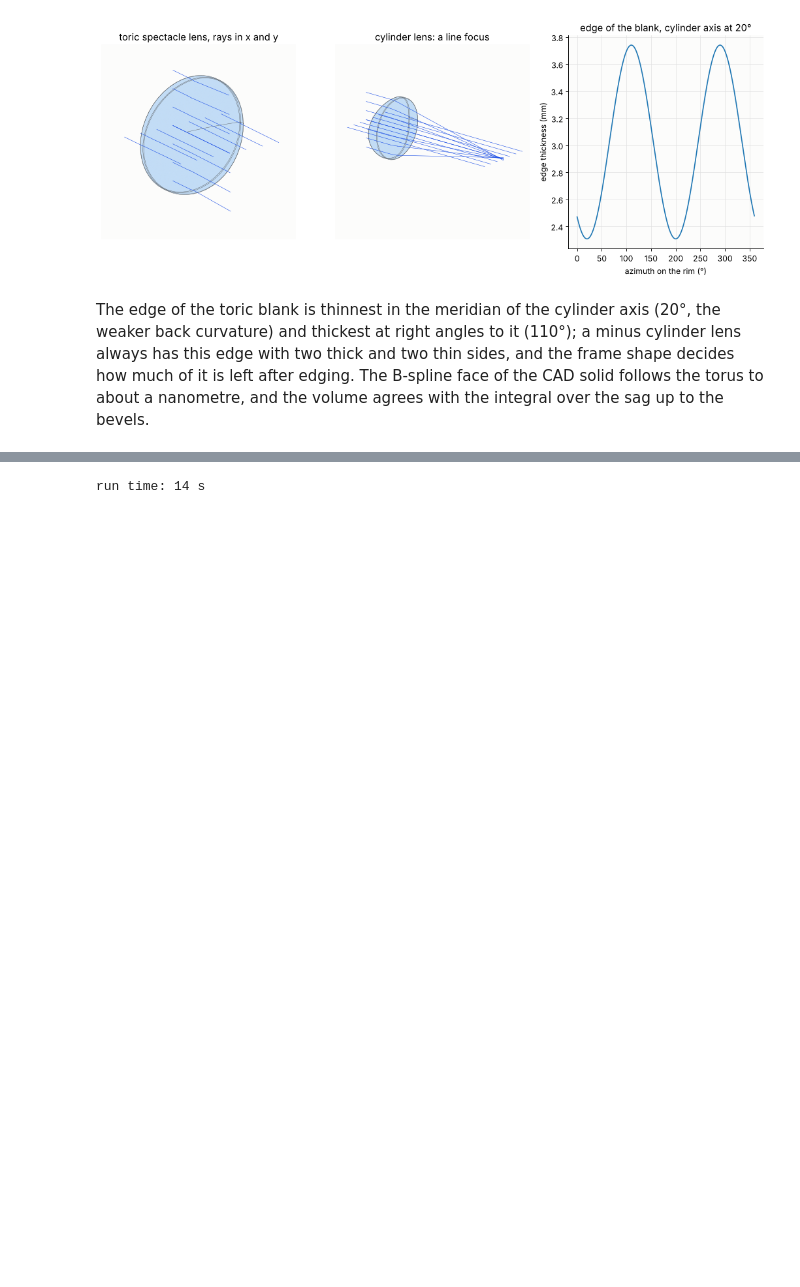
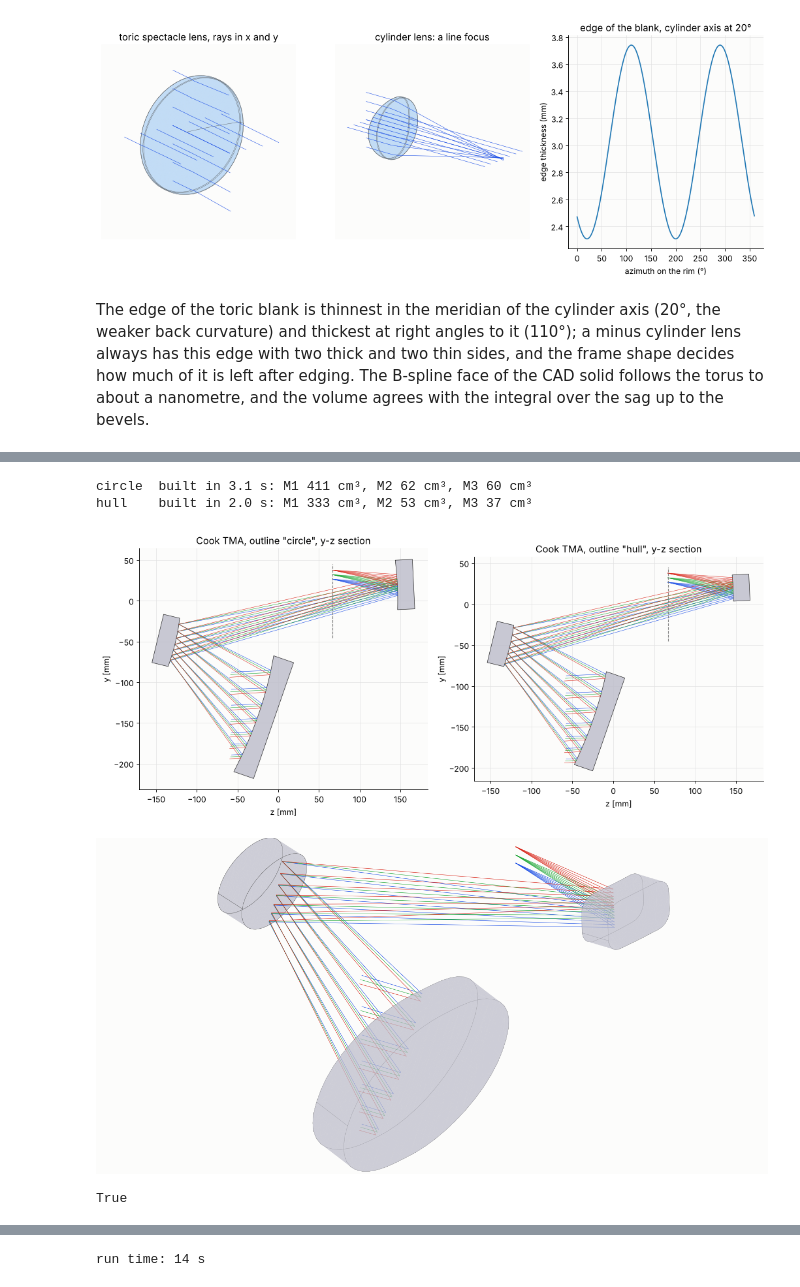
Before and after one commit to EMinsight/pyoptics, a Jupyter notebook: notebooks/162_cad_export_lens_systems.ipynb, the cells around one changed output, grey strips where cells are left out. Cells and saved outputs as stored; diff of their text form; code cells hidden in the pictures; blank space fills up the shorter version.

```diff
--- a/notebooks/162_cad_export_lens_systems.ipynb
+++ b/notebooks/162_cad_export_lens_systems.ipynb
@@ -502,0 +535,36 @@ bevels.
+# %%
+tma = oa.cook_tma(efl=600.0, f_number=4.0, field_angle=np.radians(4.0), aperture_offset=-2.0)
+F_tma = oa.rectangular_field((0.0, np.radians(3.0)), np.radians([1.5, 0.5]), (3, 3))
+fans = [tuple(f) for f in F_tma[[1, 4, 7]]]  # the middle column of the field
+footprint = [tuple(f) for f in F_tma]       # corners, edges and centre
+models = {}
+for outline in ("circle", "hull"):
+    t = time.time()
+    models[outline] = cad.system_model(tma, fields=fans, n_rays=7, footprint_fields=footprint,
+                                       mechanics=cad.Mechanics(outline=outline, margin=3.0,
+                                                               mirror_thickness=20.0))
+    print("{:7s} built in {:.1f} s: ".format(outline, time.time() - t)
+          + ", ".join("{} {:.0f} cm³".format(m.label, m.volume/1e3)
+                      for m in models[outline].lenses))
+
+fig, ax = plt.subplots(1, 2, figsize=(13, 5.5))
+for a, (outline, model) in zip(ax, models.items()):
+    cad.plot_section(model, a)
+    a.set_title("Cook TMA, outline \"{}\", y-z section".format(outline))
+fig.tight_layout()
+plt.show()
+
+fig = plt.figure(figsize=(12, 6))
+ax = fig.add_axes([0, 0.5 - 12/6/2, 1, 12/6], projection="3d")
+cad.plot_3d(models["hull"], ax, elev=25, azim=-50, alpha=0.5)
+buf = io.BytesIO()
+fig.savefig(buf, format="png", dpi=100)
+plt.close(fig)
+display(Image(buf.getvalue()))
+cad.export_step(models["hull"], os.path.join(OUT, "tma.step"))
+# %% [output]
+circle  built in 3.1 s: M1 411 cm³, M2 62 cm³, M3 60 cm³
+hull    built in 2.0 s: M1 333 cm³, M2 53 cm³, M3 37 cm³
+[figure, added]
+[figure, added]
+True
```
Also changed, not shown: parts of 5 cells of this notebook, 2 other files.
